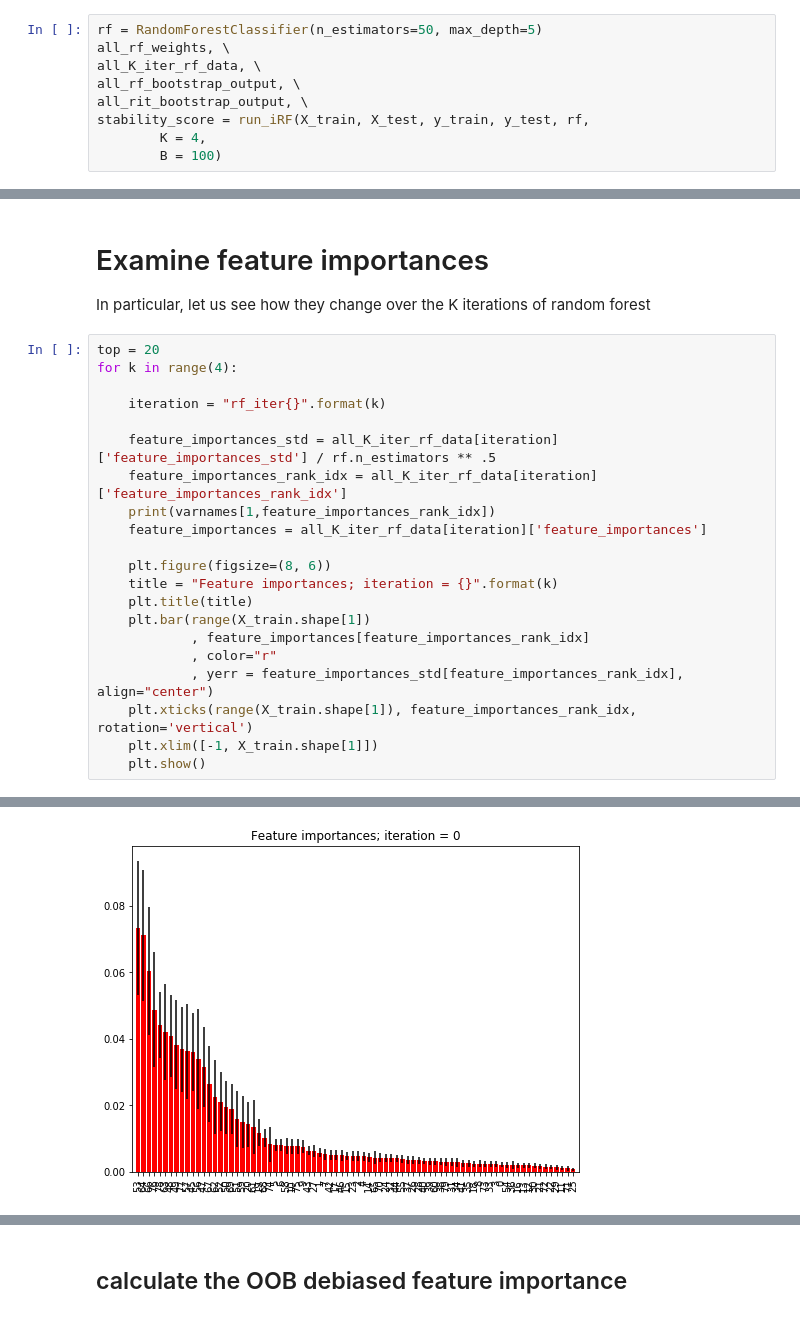
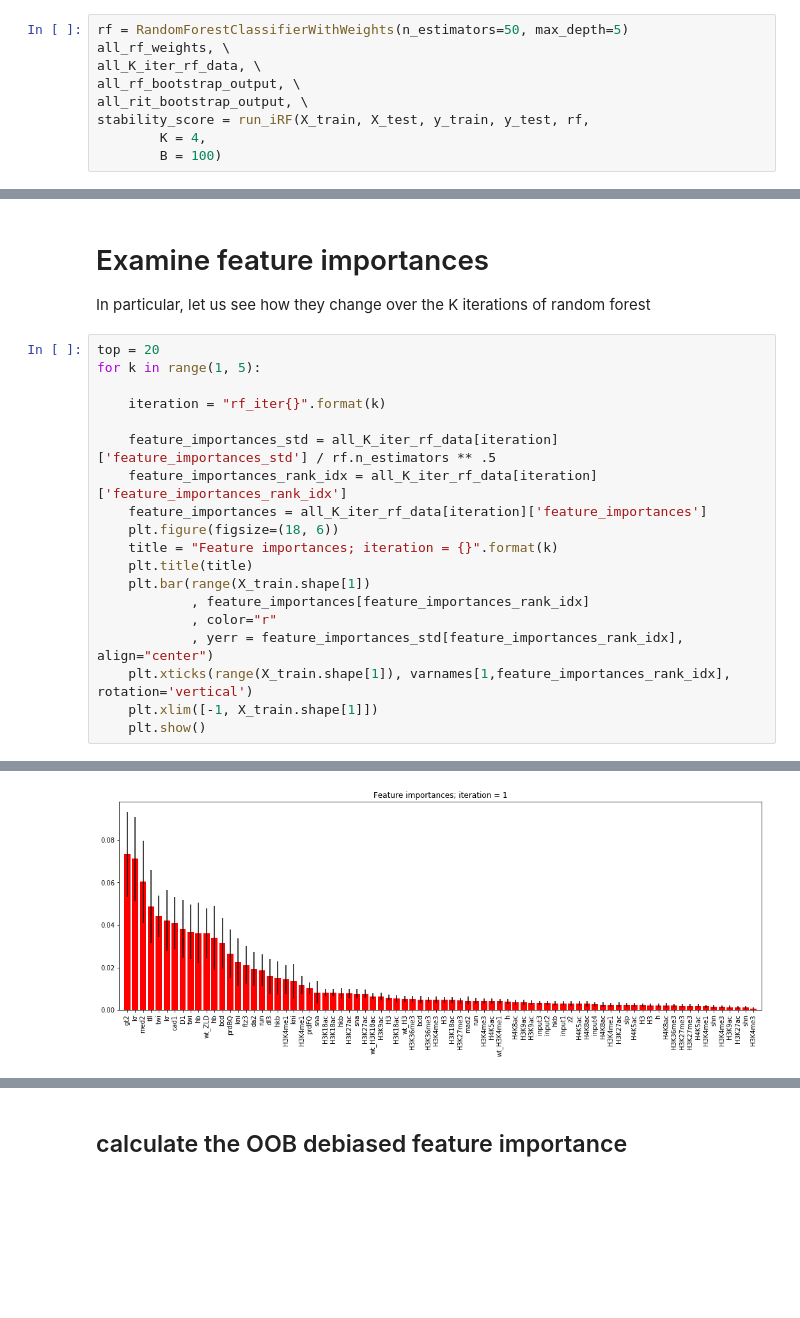
Before and after one commit to shifwang/Enhancer, a Jupyter notebook: explorations/01_iRF_on_enhancer.ipynb, the cells around one changed output, grey strips where cells are left out. Drawn from its saved outputs; the diff is of its cells as text; blank space fills up the shorter version.

```diff
--- a/explorations/01_iRF_on_enhancer.ipynb
+++ b/explorations/01_iRF_on_enhancer.ipynb
@@ -61,7 +61,7 @@ pd.DataFrame(y_test).to_csv('../data/04_y_test.csv')
 # %% [markdown]
 ## train iRF
 # %%
-rf = RandomForestClassifier(n_estimators=50, max_depth=5)
+rf = RandomForestClassifierWithWeights(n_estimators=50, max_depth=5)
 all_rf_weights, \
 all_K_iter_rf_data, \
 all_rf_bootstrap_output, \
@@ -113,23 +117,21 @@ We should probably look at the feature importances to understand if there is a u
 In particular, let us see how they change over the K iterations of random forest
 # %%
 top = 20
-for k in range(4):
+for k in range(1, 5):
 
     iteration = "rf_iter{}".format(k)
 
     feature_importances_std = all_K_iter_rf_data[iteration]['feature_importances_std'] / rf.n_estimators ** .5
     feature_importances_rank_idx = all_K_iter_rf_data[iteration]['feature_importances_rank_idx']
-    print(varnames[1,feature_importances_rank_idx])
     feature_importances = all_K_iter_rf_data[iteration]['feature_importances']
-
-    plt.figure(figsize=(8, 6))
+    plt.figure(figsize=(18, 6))
     title = "Feature importances; iteration = {}".format(k)
     plt.title(title)
     plt.bar(range(X_train.shape[1])
             , feature_importances[feature_importances_rank_idx]
             , color="r"
             , yerr = feature_importances_std[feature_importances_rank_idx], align="center")
-    plt.xticks(range(X_train.shape[1]), feature_importances_rank_idx, rotation='vertical')
+    plt.xticks(range(X_train.shape[1]), varnames[1,feature_importances_rank_idx], rotation='vertical')
     plt.xlim([-1, X_train.shape[1]])
     plt.show()
 # %% [output]
@@ -146 +138 @@ for k in range(4):
-[figure, old version]
+[figure, new version]
```
Also changed, not shown: parts of 21 cells of this notebook.
